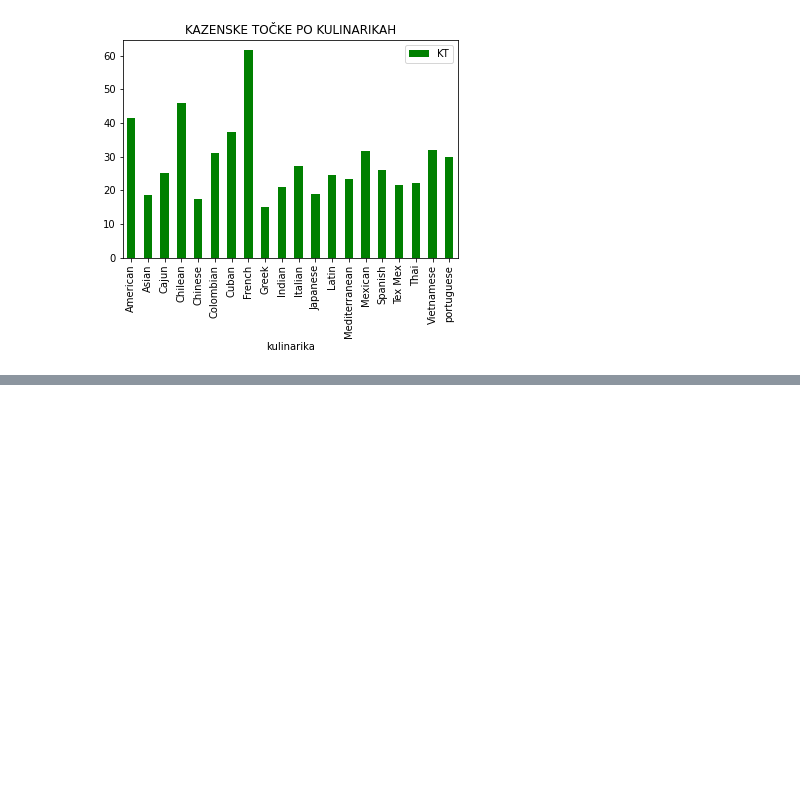
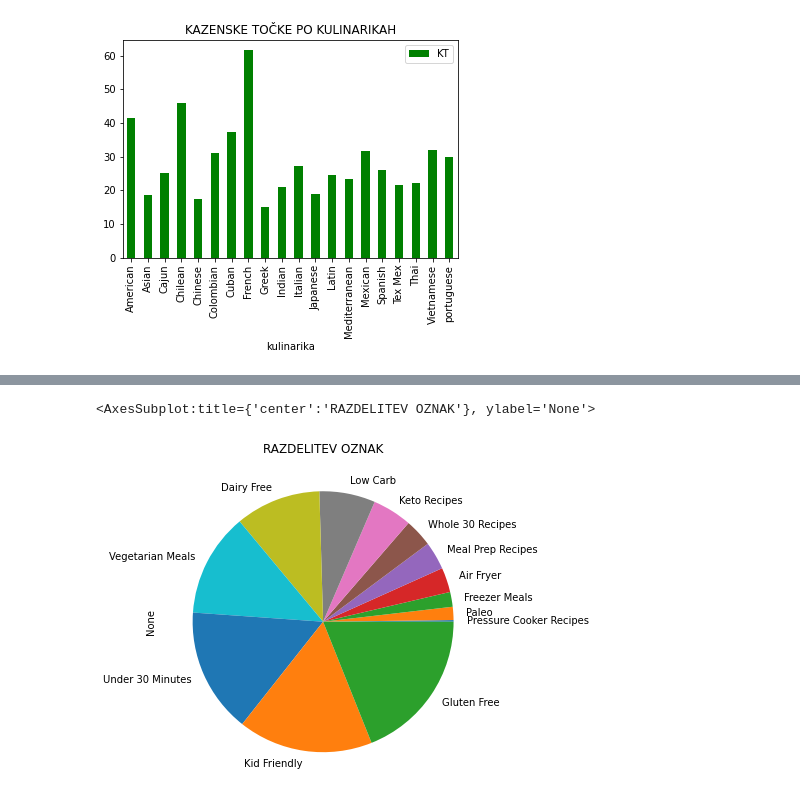
Before and after one commit to AljaZaletelj/Analiza-receptov, a Jupyter notebook: analiza_receptov.ipynb, the cells around one changed output, grey strips where cells are left out. Saved outputs shown, nothing was run; the diff lists cells and outputs as text; code cells hidden in the pictures; blank space fills up the shorter version.

Commit message:
Analiza oznak, zaključek in komentarji

```diff
--- a/analiza_receptov.ipynb
+++ b/analiza_receptov.ipynb
@@ -545,0 +533,3 @@ seznam_oznake
+# %%
+r = recepti_po_oznakah.size().sort_values()
+r
@@ -545,0 +552,9 @@ seznam_oznake
+# %%
+r.plot(
+    kind = 'pie',
+    title = "RAZDELITEV OZNAK",
+    figsize = (6,6)
+    )
+# %% [output]
+<AxesSubplot:title={'center':'RAZDELITEV OZNAK'}, ylabel='None'>
+[figure, added]
```
Also changed, not shown: parts of 25 cells of this notebook, 1 other file.
